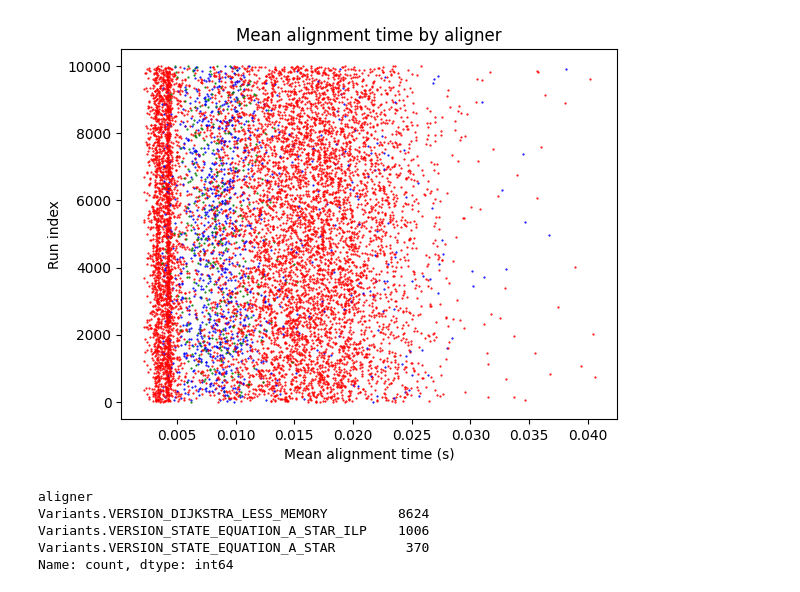
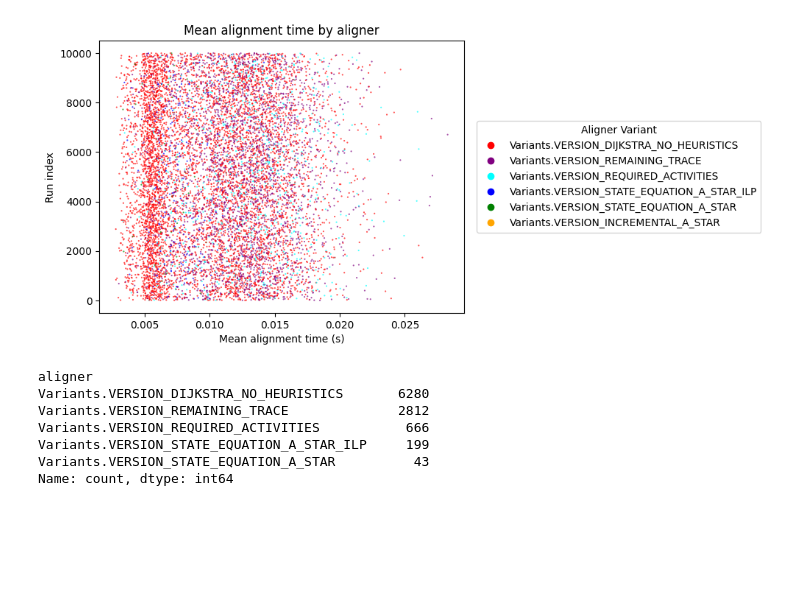
Before and after one commit to RostigerDagmer/pm_ws25, a Jupyter notebook: experiments/dataset/survey/run_consistency.ipynb, the cells around one changed output. Drawn from its saved outputs; the diff is of its cells as text; code cells hidden in the pictures; blank space fills up the shorter version.

Commit message:
adjust plotting of runs notebook

```diff
--- a/experiments/dataset/survey/run_consistency.ipynb
+++ b/experiments/dataset/survey/run_consistency.ipynb
@@ -138,24 +270,42 @@ df_l.head()
+# %%
+best_indices = df_l.groupby("combination_id")["time_total_mean"].idxmin()
+df_labels = df_l.loc[best_indices]
 # %%
-label_to_color = {'Variants.VERSION_DIJKSTRA_LESS_MEMORY': 'red',
-                'Variants.VERSION_STATE_EQUATION_A_STAR_ILP': 'blue',
-                'Variants.VERSION_STATE_EQUATION_A_STAR': 'green'}
 label_to_int = {k: i for i, k in enumerate(label_to_color.keys())}
-df_l['label'] = df_l['aligner'].map(label_to_int)
+df_labels['label'] = df_labels['aligner'].map(label_to_int)
 
-for i, row in enumerate(df_l.itertuples()):
-    plt.scatter(row.time_total_mean, i, c=label_to_color[row.aligner], cmap='viridis', s=0.3)
+# Vectorized extraction
+times  = df_labels['time_total_mean'].to_numpy()
+indices = np.arange(len(df_labels))                # 0..N-1 without Python looping
+colors = df_labels['aligner'].map(label_to_color).to_numpy()
+
+
+
+# Single scatter, all data at once
+plt.scatter(times, indices, c=colors, s=0.3, alpha=0.7)
+
+# --- legend creation (no re-plotting) ---
+handles = [plt.Line2D([0], [0], marker='o', linestyle='',
+                      color=color, markersize=6, label=label)
+           for label, color in label_to_color.items()]
+
+plt.legend(handles=handles, title="Aligner Variant",
+           loc='center left', bbox_to_anchor=(1.02, 0.5))
+#  ↑ pushes the legend *outside* the plot so tiny points remain visible
 
 plt.title('Mean alignment time by aligner')
 plt.xlabel('Mean alignment time (s)')
 plt.ylabel('Run index')
 plt.show()
 # %% [output]
-[figure, old version]
+[figure, new version]
 # %%
-df_l["aligner"].value_counts()
+df_labels["aligner"].value_counts()
 # %% [output]
 aligner
-Variants.VERSION_DIJKSTRA_LESS_MEMORY         8624
-Variants.VERSION_STATE_EQUATION_A_STAR_ILP    1006
-Variants.VERSION_STATE_EQUATION_A_STAR         370
+Variants.VERSION_DIJKSTRA_NO_HEURISTICS       6280
+Variants.VERSION_REMAINING_TRACE              2812
+Variants.VERSION_REQUIRED_ACTIVITIES           666
+Variants.VERSION_STATE_EQUATION_A_STAR_ILP     199
+Variants.VERSION_STATE_EQUATION_A_STAR          43
 Name: count, dtype: int64
```
Also changed, not shown: parts of 7 cells of this notebook.
